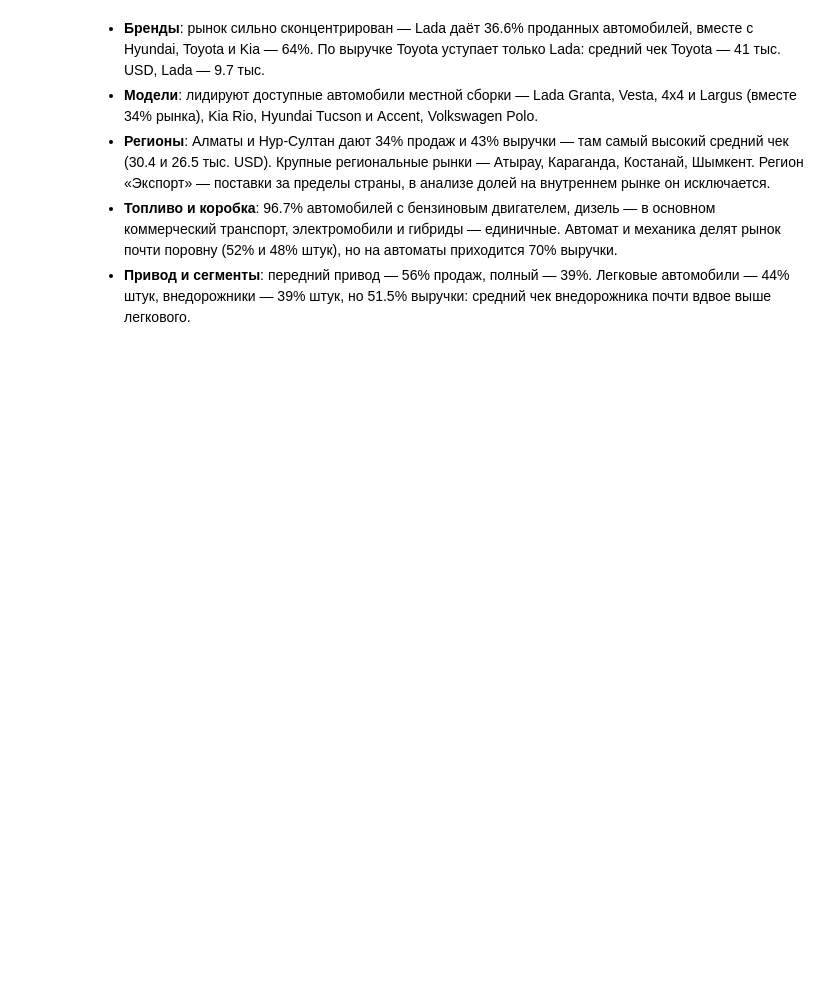
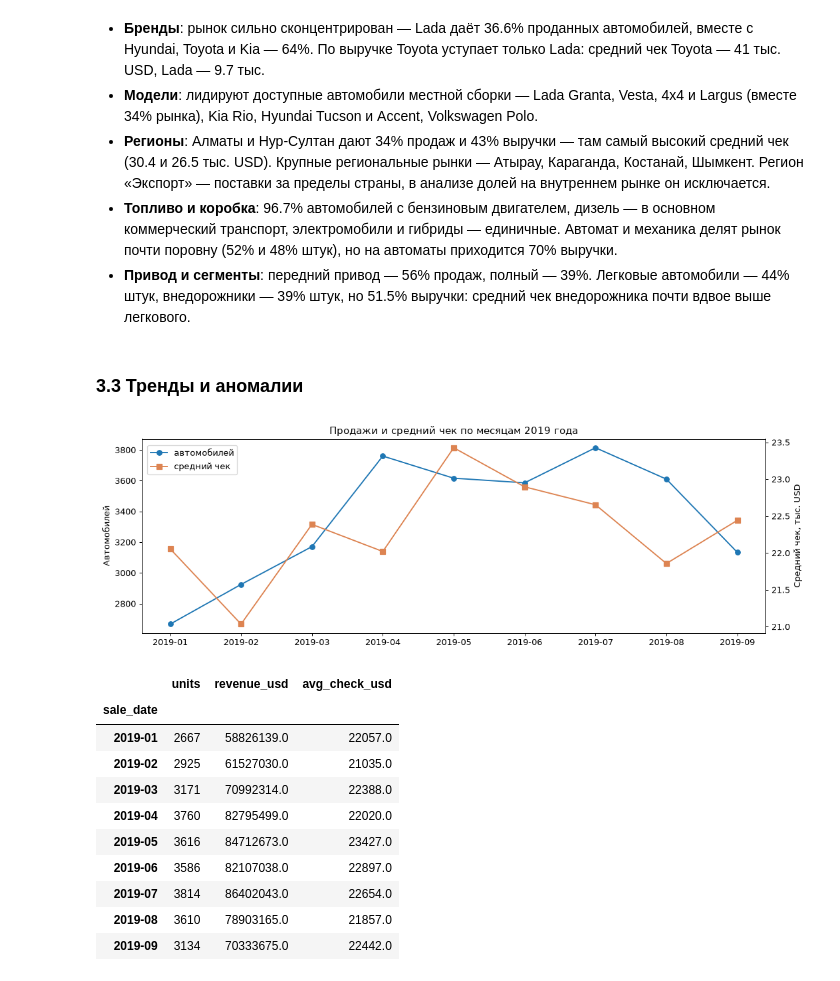
Before and after one commit to radif-ru/kz-auto-market, a Jupyter notebook: notebooks/kz-auto-market.ipynb, the cells around one changed output. Cells and saved outputs as stored; diff of their text form; code cells hidden in the pictures; blank space fills up the shorter version.

Commit message:
feat: show monthly market trends and anomalies

```diff
--- a/notebooks/kz-auto-market.ipynb
+++ b/notebooks/kz-auto-market.ipynb
@@ -697,3 +697,38 @@ for column in ['fuel', 'transmission', 'drive', 'segment_2013']:
 - **Привод и сегменты**: передний привод — 56% продаж, полный — 39%.
   Легковые автомобили — 44% штук, внедорожники — 39% штук, но 51.5% выручки:
   средний чек внедорожника почти вдвое выше легкового.
+# %% [markdown]
+### 3.3 Тренды и аномалии
+# %%
+monthly = market.sales_summary(data, 'sale_date').sort_index()
+monthly.index = monthly.index.strftime('%Y-%m')
+fig, ax_units = plt.subplots(figsize=(12, 4))
+ax_units.plot(monthly.index, monthly['units'], marker='o', label='автомобилей')
+ax_units.set_ylabel('Автомобилей')
+ax_check = ax_units.twinx()
+ax_check.plot(
+    monthly.index,
+    monthly['avg_check_usd'] / 1000,
+    marker='s',
+    color='#DD8452',
+    label='средний чек',
+)
+ax_check.set_ylabel('Средний чек, тыс. USD')
+ax_units.set_title('Продажи и средний чек по месяцам 2019 года')
+fig.legend(loc='upper left', bbox_to_anchor=(0.07, 0.9))
+plt.tight_layout()
+plt.show()
+monthly[['units', 'revenue_usd', 'avg_check_usd']]
+# %% [output]
+[figure, added]
+|  | units | revenue_usd | avg_check_usd |
+| sale_date |  |  |  |
+| 2019-01 | 2667 | 58826139.0 | 22057.0 |
+| 2019-02 | 2925 | 61527030.0 | 21035.0 |
+| 2019-03 | 3171 | 70992314.0 | 22388.0 |
+| 2019-04 | 3760 | 82795499.0 | 22020.0 |
+| 2019-05 | 3616 | 84712673.0 | 23427.0 |
+| 2019-06 | 3586 | 82107038.0 | 22897.0 |
+| 2019-07 | 3814 | 86402043.0 | 22654.0 |
+| 2019-08 | 3610 | 78903165.0 | 21857.0 |
+| 2019-09 | 3134 | 70333675.0 | 22442.0 |
```
Also changed, not shown: parts of 2 cells of this notebook.
